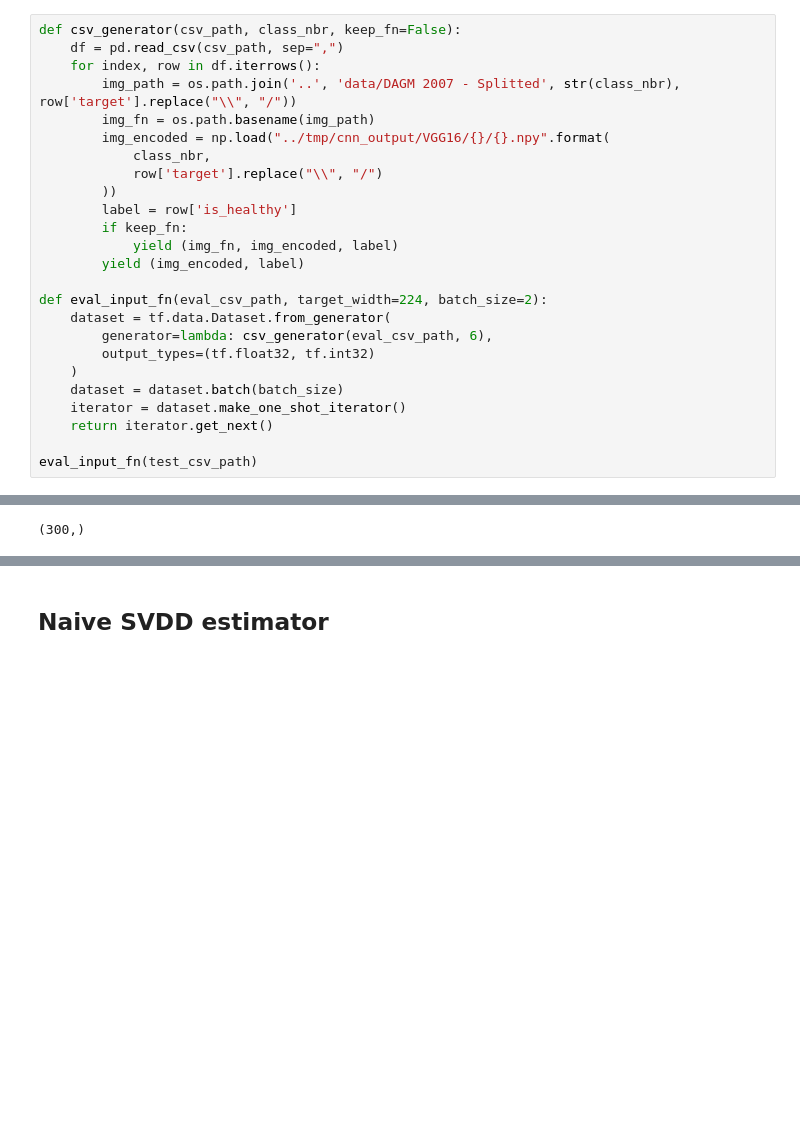
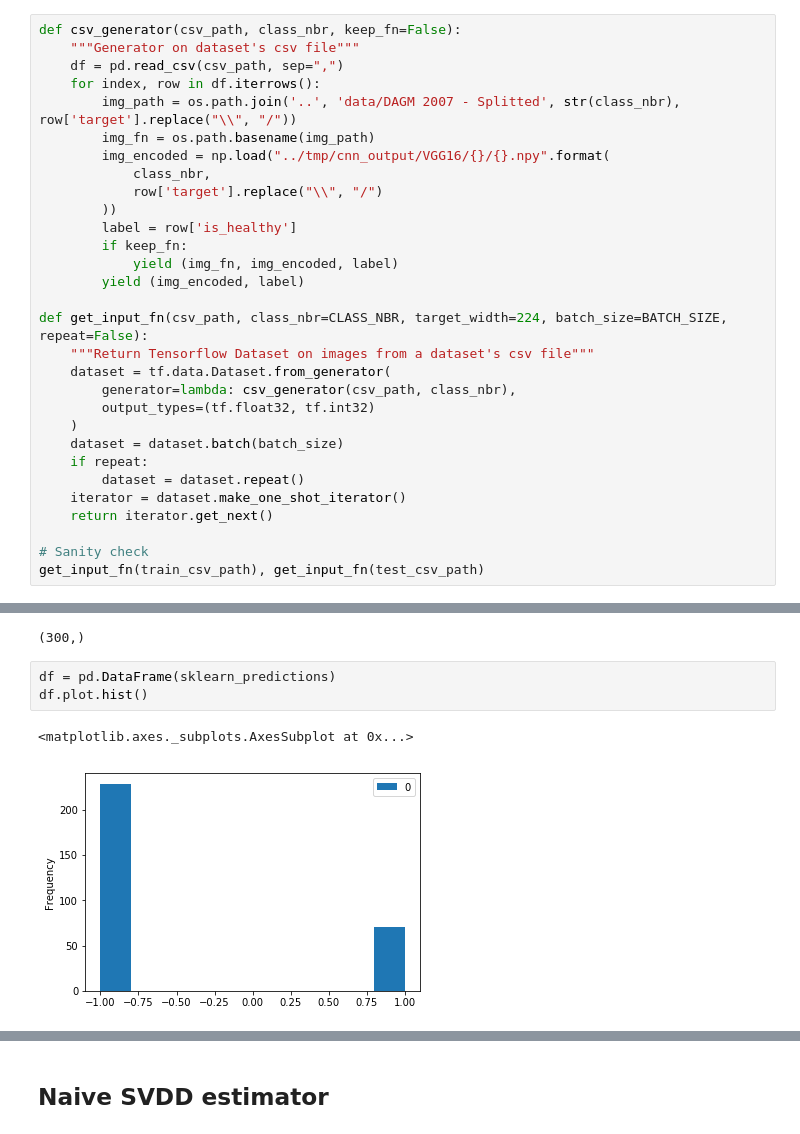
Before and after one commit to DEKHTIARJonathan/DeepOneClass, a Jupyter notebook: source_files/main.ipynb, the cells around one changed output, grey strips where cells are left out. Drawn from its saved outputs; the diff is of its cells as text; blank space fills up the shorter version.

```diff
--- a/source_files/main.ipynb
+++ b/source_files/main.ipynb
@@ -30,5 +29,6 @@ df.head()
 # %%
 def csv_generator(csv_path, class_nbr, keep_fn=False):
+    """Generator on dataset's csv file"""
     df = pd.read_csv(csv_path, sep=",")
     for index, row in df.iterrows():
         img_path = os.path.join('..', 'data/DAGM 2007 - Splitted', str(class_nbr), row['target'].replace("\\", "/"))
@@ -42,14 +42,18 @@ def csv_generator(csv_path, class_nbr, keep_fn=False):
             yield (img_fn, img_encoded, label)
         yield (img_encoded, label)
 
-def eval_input_fn(eval_csv_path, target_width=224, batch_size=2):
+def get_input_fn(csv_path, class_nbr=CLASS_NBR, target_width=224, batch_size=BATCH_SIZE, repeat=False):
+    """Return Tensorflow Dataset on images from a dataset's csv file"""
     dataset = tf.data.Dataset.from_generator(
-        generator=lambda: csv_generator(eval_csv_path, 6),
+        generator=lambda: csv_generator(csv_path, class_nbr),
         output_types=(tf.float32, tf.int32)
     )
     dataset = dataset.batch(batch_size)
+    if repeat:
+        dataset = dataset.repeat()
     iterator = dataset.make_one_shot_iterator()
     return iterator.get_next()
 
-eval_input_fn(test_csv_path)
+# Sanity check
+get_input_fn(train_csv_path), get_input_fn(test_csv_path)
 # %% [output]
@@ -159,3 +215,9 @@ sklearn_predictions = ocsvm.predict(x_test)
 sklearn_predictions.shape
 # %% [output]
 (300,)
+# %%
+df = pd.DataFrame(sklearn_predictions)
+df.plot.hist()
+# %% [output]
+<matplotlib.axes._subplots.AxesSubplot at 0x...>
+[figure, added]
```
Also changed, not shown: parts of 26 cells of this notebook, 3 other files.
